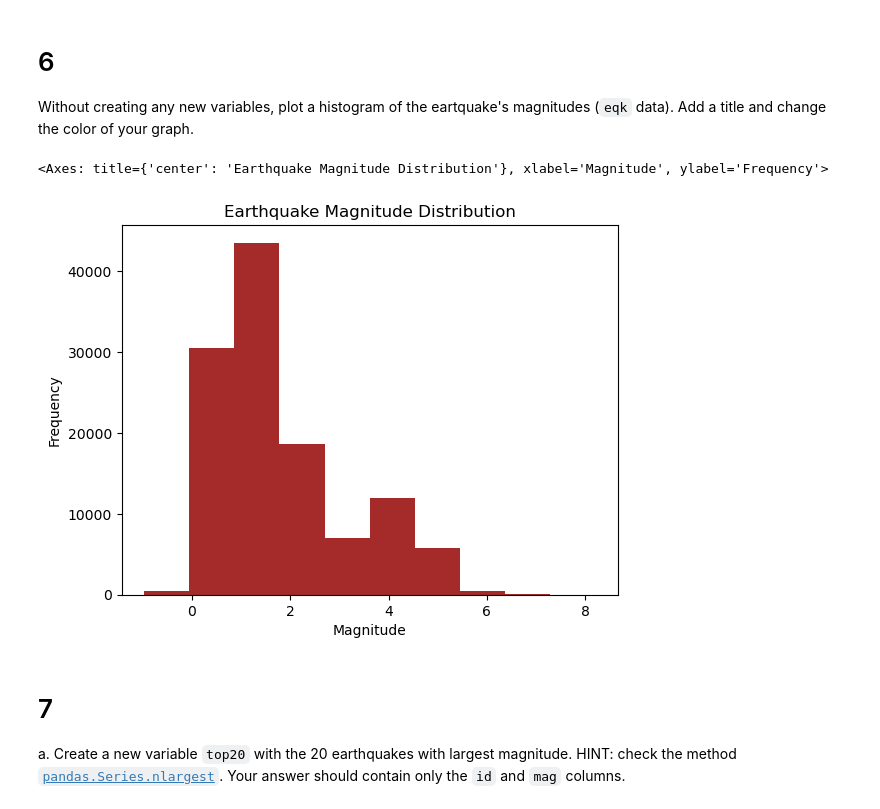
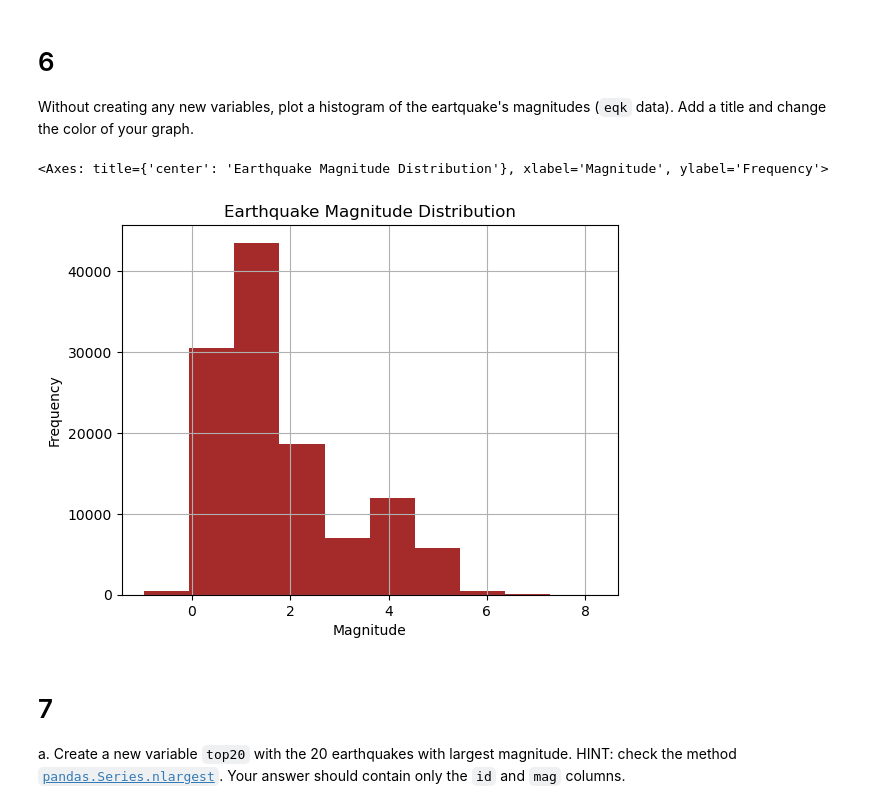
Before and after one commit to hylaea-miller/eds220-hwk1, a Jupyter notebook: task3/hwk1-task3-earthquakes.ipynb, the cells around one changed output. Cells and saved outputs as stored; diff of their text form; code cells hidden in the pictures.

```diff
--- a/task3/hwk1-task3-earthquakes.ipynb
+++ b/task3/hwk1-task3-earthquakes.ipynb
@@ -191,12 +191,13 @@ Without creating any new variables, plot a histogram of the eartquake's magnitud
 # %%
 # Create histogram of earthquake magnitudes with title and custom color
 eqk['mag'].plot(kind='hist',
                 color='brown',
                 xlabel='Magnitude',
-                title='Earthquake Magnitude Distribution')
+                title='Earthquake Magnitude Distribution',
+                grid = True)
 # %% [output]
 <Axes: title={'center': 'Earthquake Magnitude Distribution'}, xlabel='Magnitude', ylabel='Frequency'>
-[figure, old version]
+[figure, new version]
 # %% [markdown]
 <!-- END QUESTION -->
 
```
Also changed, not shown: parts of 7 cells of this notebook.
